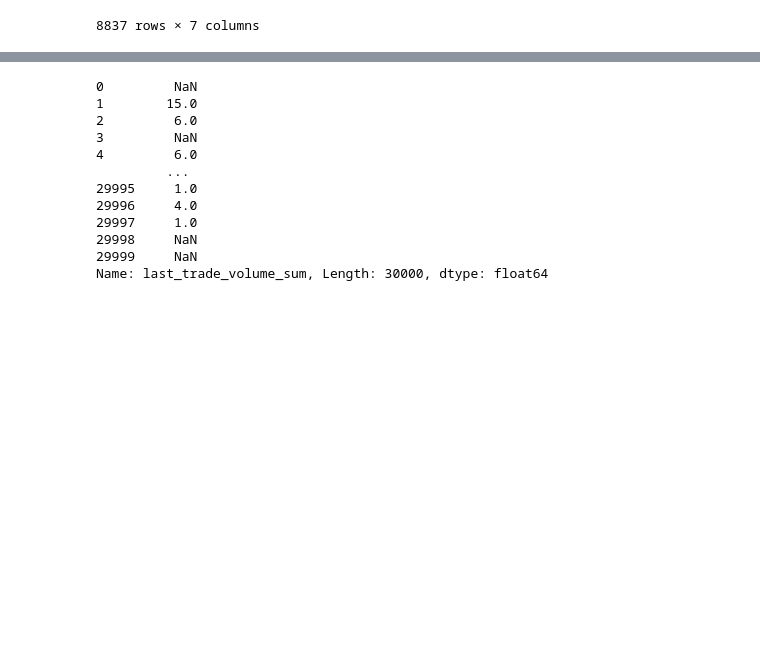
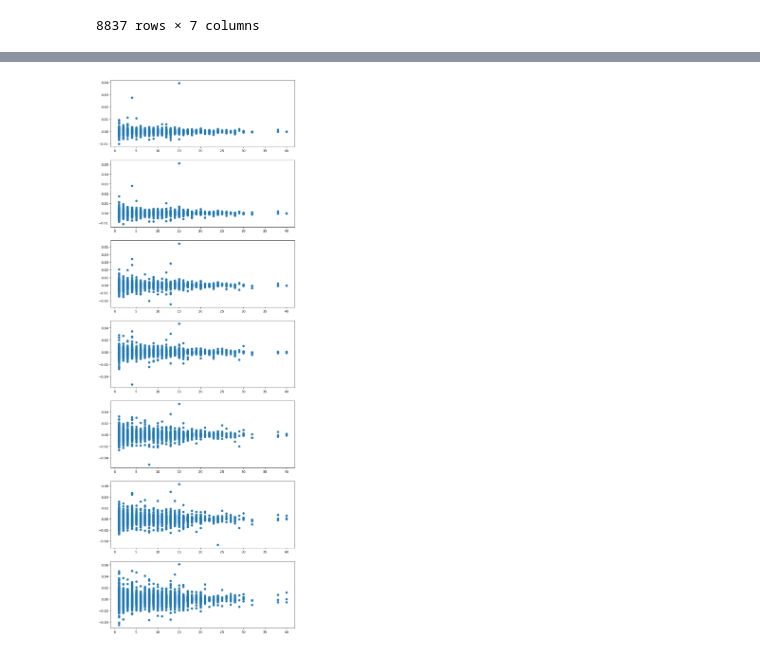
Before and after one commit to kinshu0/prosperity-3, a Jupyter notebook: round1/ink_analysis.ipynb, the cells around one changed output, grey strips where cells are left out. Drawn from its saved outputs; the diff is of its cells as text; code cells hidden in the pictures; blank space fills up the shorter version.

```diff
--- a/round1/ink_analysis.ipynb
+++ b/round1/ink_analysis.ipynb
@@ -110,0 +74,10 @@ ink_returns
+# %%
+ink = ink.copy()
+
+(ink[['bid_volume_1', 'bid_volume_2', 'bid_volume_3']].fillna(0)).sum(axis=1)
+
+ink['tot_bid_volume'] = (ink[['bid_volume_1', 'bid_volume_2', 'bid_volume_3']].fillna(0)).sum(axis=1)
+ink['tot_ask_volume'] = (ink[['ask_volume_1', 'ask_volume_2', 'ask_volume_3']].fillna(0)).sum(axis=1)
+ink['tot_volume'] = ink['tot_bid_volume'] + ink['tot_ask_volume']
+
+ink['vol_diff'] = ink['tot_bid_volume'] - ink['tot_ask_volume']
@@ -110,0 +100,3 @@ ink_returns
+# %%
+for w in [1, 2, 5, 10, 20, 30, 50]:
+    ink[f'fut_return_{w}'] = ink['mid_price'].shift(-w) / ink['mid_price'] - 1
@@ -114,7 +122,7 @@ ink_trades.groupby('timestamp')['quantity'].sum()
 
 # create a new dataframe with summed ink trade volume and max ink trade volume per timestamp
 ink_trade_vol = ink_trades.groupby('timestamp')['quantity'].agg(['sum', 'max']).reset_index()
-ink_trade_vol['timestamp'] += 100
 ink_trade_vol = ink_trade_vol.rename(columns={'sum': 'last_trade_volume_sum', 'max': 'last_trade_volume_max'})
 # %%
-ink_returns = ink_returns.merge(ink_trade_vol, on='timestamp', how='left')
+ink = ink.merge(ink_trade_vol, on='timestamp', how='left')
+ink
@@ -121,15 +142,0 @@ ink_returns = ink_returns.merge(ink_trade_vol, on='timestamp', how='left')
-# %%
-ink_returns['last_trade_volume_sum']
-# %% [output]
-0         NaN
-1        15.0
-2         6.0
-3         NaN
-4         6.0
-         ...
-29995     1.0
-29996     4.0
-29997     1.0
-29998     NaN
-29999     NaN
-Name: last_trade_volume_sum, Length: 30000, dtype: float64
@@ -141,0 +143,15 @@ px.scatter(ink_returns, x='last_trade_volume_max', y='pct_change')
+# %%
+windows = [1, 2, 5, 10, 20, 30, 50]
+
+plt.figure(figsize=(10, 30))
+
+for w in windows:
+    plt.subplot(len(windows), 1, windows.index(w) + 1)
+    plt.scatter(ink['last_trade_volume_sum'], ink[f'fut_return_{w}'])
+    # plt.title(f'ink_return_{w}')
+    # plt.xlabel('last_trade_volume_sum')
+    # plt.ylabel(f'ink_return_{w}')
+
+plt.show()
+# %% [output]
+[figure, added]
```
Also changed, not shown: parts of 21 cells of this notebook, 12 other files.
